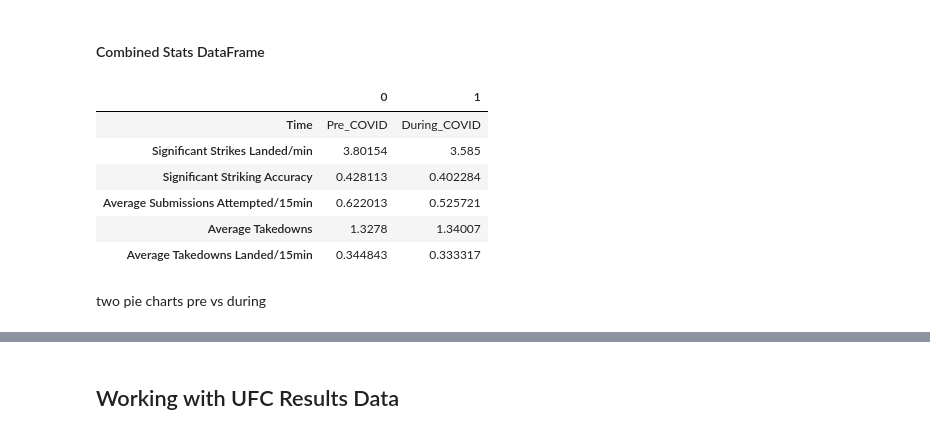
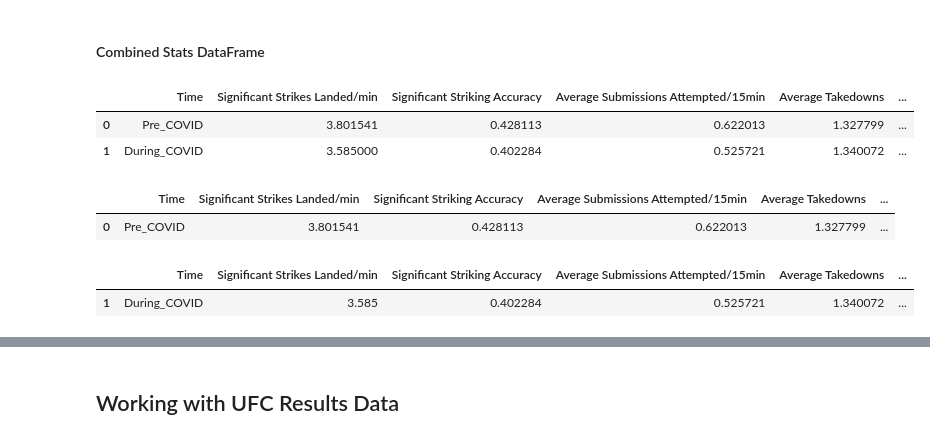
Before and after one commit to yuyhong23/UFC-COVID, a Jupyter notebook: Project_One_Visualization_and_Analysis-workcopy.ipynb, the cells around one changed output, grey strips where cells are left out. Saved outputs shown, nothing was run; the diff lists cells and outputs as text; code cells hidden in the pictures.

```diff
--- a/Project_One_Visualization_and_Analysis-workcopy.ipynb
+++ b/Project_One_Visualization_and_Analysis-workcopy.ipynb
@@ -478,25 +482,33 @@ covid_takedowns_accuracy
 # %%
 # Create a dataframe for these values
 time_column = ["Pre_COVID", "During_COVID"]
 strike_list = [strikes,covid_strikes]
 strike_accuracy_list = [strikes_accuracy,covid_strikes_accuracy]
 submission_list = [submissions,covid_submissions]
 takedown_list = [takedowns,covid_takedowns]
 takendown_accuracy = [takedowns_accuracy,covid_takedowns_accuracy]
 fight_info_data = pd.DataFrame({"Time":time_column,
                             "Significant Strikes Landed/min":strike_list,
                             "Significant Striking Accuracy":strike_accuracy_list,
                             "Average Submissions Attempted/15min":submission_list,
                             "Average Takedowns":takedown_list,
                             "Average Takedowns Landed/15min":takendown_accuracy})
-fight_info_data.T
+fight_info_data
 # %% [output]
-|  | 0 | 1 |
-| Time | Pre_COVID | During_COVID |
-| Significant Strikes Landed/min | 3.80154 | 3.585 |
-| Significant Striking Accuracy | 0.428113 | 0.402284 |
-| Average Submissions Attempted/15min | 0.622013 | 0.525721 |
-| Average Takedowns | 1.3278 | 1.34007 |
-| Average Takedowns Landed/15min | 0.344843 | 0.333317 |
+|  | Time | Significant Strikes Landed/min | Significant Striking Accuracy | Average Submissions Attempted/15min | Average Takedowns | ... |
+| 0 | Pre_COVID | 3.801541 | 0.428113 | 0.622013 | 1.327799 | ... |
+| 1 | During_COVID | 3.585000 | 0.402284 | 0.525721 | 1.340072 | ... |
-# %% [markdown]
-two pie charts pre vs during
+# %%
+# Extract the pre_covid row of data
+pre_covid_data_graph = fight_info_data.loc[fight_info_data["Time"]=="Pre_COVID"]
+pre_covid_data_graph
+# %% [output]
+|  | Time | Significant Strikes Landed/min | Significant Striking Accuracy | Average Submissions Attempted/15min | Average Takedowns | ... |
+| 0 | Pre_COVID | 3.801541 | 0.428113 | 0.622013 | 1.327799 | ... |
+# %%
+# Extract the during_covid row of data
+during_covid_data_graph = fight_info_data.loc[fight_info_data["Time"]=="During_COVID"]
+during_covid_data_graph
+# %% [output]
+|  | Time | Significant Strikes Landed/min | Significant Striking Accuracy | Average Submissions Attempted/15min | Average Takedowns | ... |
+| 1 | During_COVID | 3.585 | 0.402284 | 0.525721 | 1.340072 | ... |
```
Also changed, not shown: parts of 69 cells of this notebook, 13 other files.
